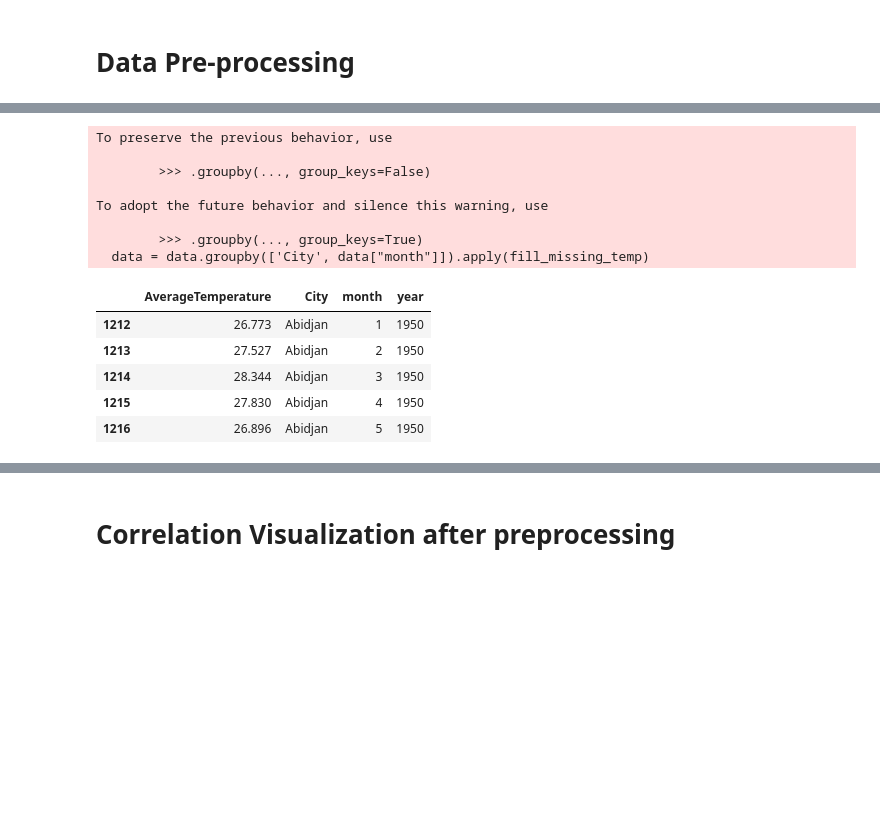
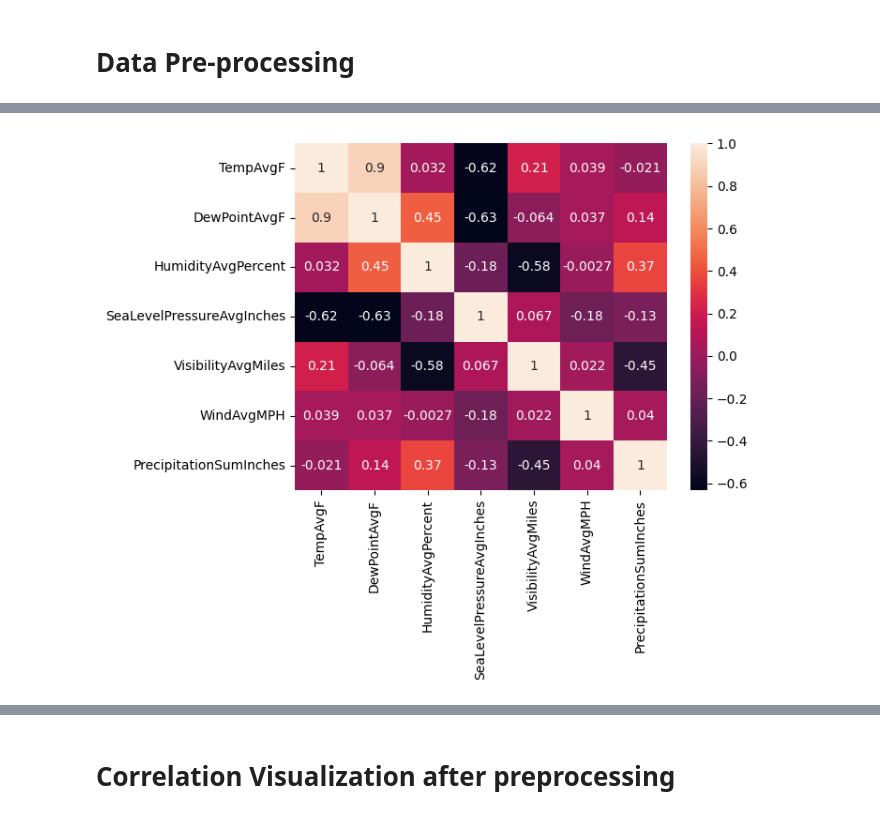
Before and after one commit to youssefbelkhiri/machine_learning_models, a Jupyter notebook: tempurature_prediction_model.ipynb, the cells around one changed output, grey strips where cells are left out. Saved outputs shown, nothing was run; the diff lists cells and outputs as text; code cells hidden in the pictures; blank space fills up the shorter version.

```diff
--- a/tempurature_prediction_model.ipynb
+++ b/tempurature_prediction_model.ipynb
@@ -11,6 +40,6 @@ import pandas as pd
 # %% [markdown]
 ## Importing the dataset
 # %%
-dataset = pd.read_csv('GlobalLandTemperaturesByMajorCity.csv')
+dataset = pd.read_csv('austin_weather.csv', na_values='-')
 dataset.shape
 # %% [output]
@@ -38 +91,3 @@ Longitude                            0
 dtype: int64
+# %%
+dataset = dataset.iloc[:, [2,5,8,11,14,17,19]]
@@ -39,3 +123,13 @@ dtype: int64
+# %%
+for column in dataset.columns:
+    dataset[column] = pd.to_numeric(dataset[column], errors='coerce')
+# %%
+import seaborn as sns
+corrMatrix = dataset.corr()
+sns.heatmap(corrMatrix,annot=True)
+plt.show()
+# %% [output]
+[figure, added]
 # %%
 def fill_missing_temp(group):
     group['AverageTemperature'] = group['AverageTemperature'].fillna(group['AverageTemperature'].mean())
@@ -51,20 +145,2 @@ def wrangle(data):
   data = data.groupby(['City', data["month"]]).apply(fill_missing_temp)
   return data
-# %%
-dataset = wrangle(dataset)
-dataset.head()
-# %% [output]
-To preserve the previous behavior, use
-
-        >>> .groupby(..., group_keys=False)
-
-To adopt the future behavior and silence this warning, use
-
-        >>> .groupby(..., group_keys=True)
-  data = data.groupby(['City', data["month"]]).apply(fill_missing_temp)
-|  | AverageTemperature | City | month | year |
-| 1212 | 26.773 | Abidjan | 1 | 1950 |
-| 1213 | 27.527 | Abidjan | 2 | 1950 |
-| 1214 | 28.344 | Abidjan | 3 | 1950 |
-| 1215 | 27.830 | Abidjan | 4 | 1950 |
-| 1216 | 26.896 | Abidjan | 5 | 1950 |
```
Also changed, not shown: parts of 31 cells of this notebook.
